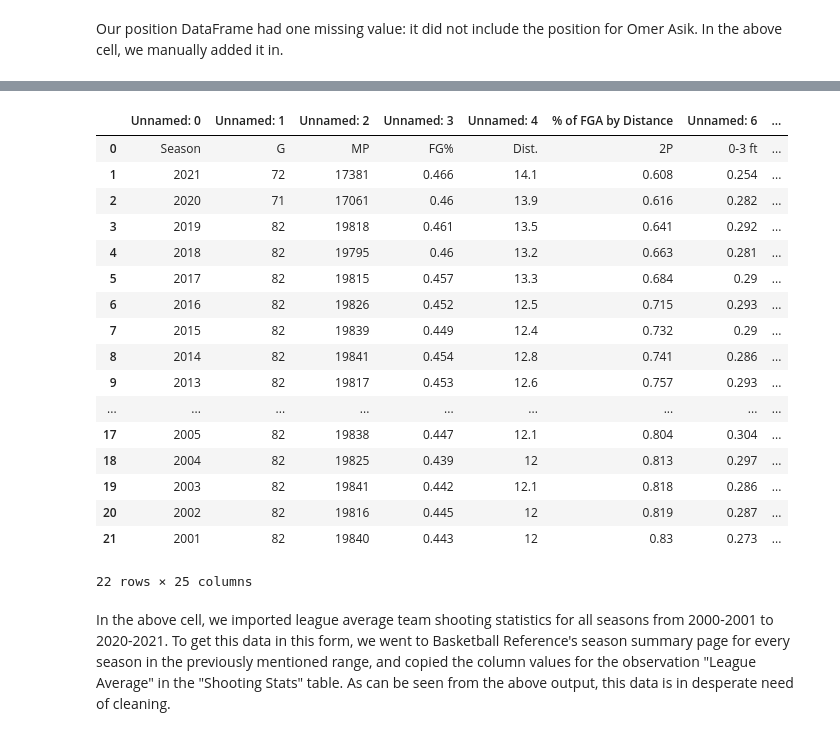
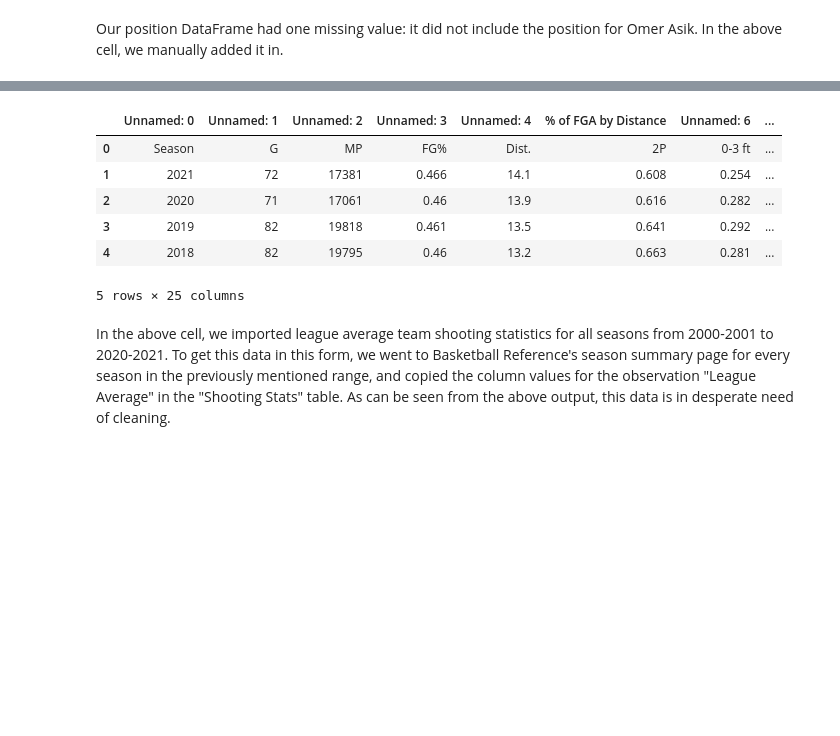
Before and after one commit to MAhram1/INFO-2950-Project, a Jupyter notebook: proj.ipynb, the cells around one changed output, grey strips where cells are left out. Saved outputs shown, nothing was run; the diff lists cells and outputs as text; code cells hidden in the pictures; blank space fills up the shorter version.

```diff
--- a/proj.ipynb
+++ b/proj.ipynb
@@ -231,26 +231,15 @@ Index(['season', 'player', 'age', 'tm', 'g', 'gs', 'gs%', 'mp', 'per', 'ts%',
 # %%
 # Read in csv containing league average team shooting stats for the 2000-2001 to the 2020-2021 season.
 lg_avg_shooting = pd.read_csv('NBA Team Shooting Lg Avgs 2001-2021.csv')
-lg_avg_shooting
+lg_avg_shooting.head()
 # %% [output]
 |  | Unnamed: 0 | Unnamed: 1 | Unnamed: 2 | Unnamed: 3 | Unnamed: 4 | % of FGA by Distance | Unnamed: 6 | ... |
 | 0 | Season | G | MP | FG% | Dist. | 2P | 0-3 ft | ... |
 | 1 | 2021 | 72 | 17381 | 0.466 | 14.1 | 0.608 | 0.254 | ... |
 | 2 | 2020 | 71 | 17061 | 0.46 | 13.9 | 0.616 | 0.282 | ... |
 | 3 | 2019 | 82 | 19818 | 0.461 | 13.5 | 0.641 | 0.292 | ... |
 | 4 | 2018 | 82 | 19795 | 0.46 | 13.2 | 0.663 | 0.281 | ... |
-| 5 | 2017 | 82 | 19815 | 0.457 | 13.3 | 0.684 | 0.29 | ... |
-| 6 | 2016 | 82 | 19826 | 0.452 | 12.5 | 0.715 | 0.293 | ... |
-| 7 | 2015 | 82 | 19839 | 0.449 | 12.4 | 0.732 | 0.29 | ... |
-| 8 | 2014 | 82 | 19841 | 0.454 | 12.8 | 0.741 | 0.286 | ... |
-| 9 | 2013 | 82 | 19817 | 0.453 | 12.6 | 0.757 | 0.293 | ... |
-| ... | ... | ... | ... | ... | ... | ... | ... | ... |
-| 17 | 2005 | 82 | 19838 | 0.447 | 12.1 | 0.804 | 0.304 | ... |
-| 18 | 2004 | 82 | 19825 | 0.439 | 12 | 0.813 | 0.297 | ... |
-| 19 | 2003 | 82 | 19841 | 0.442 | 12.1 | 0.818 | 0.286 | ... |
-| 20 | 2002 | 82 | 19816 | 0.445 | 12 | 0.819 | 0.287 | ... |
-| 21 | 2001 | 82 | 19840 | 0.443 | 12 | 0.83 | 0.273 | ... |
-22 rows × 25 columns
+5 rows × 25 columns
 # %% [markdown]
 In the above cell, we imported league average team shooting statistics for all seasons from 2000-2001 to 2020-2021. To get this data in this form, we went to Basketball Reference's season summary page for every season in the previously mentioned range, and copied the column values for the observation "League Average" in the "Shooting Stats" table. As can be seen from the above output, this data is in desperate need of cleaning.
 # %%
```
Also changed, not shown: parts of 9 cells of this notebook.
